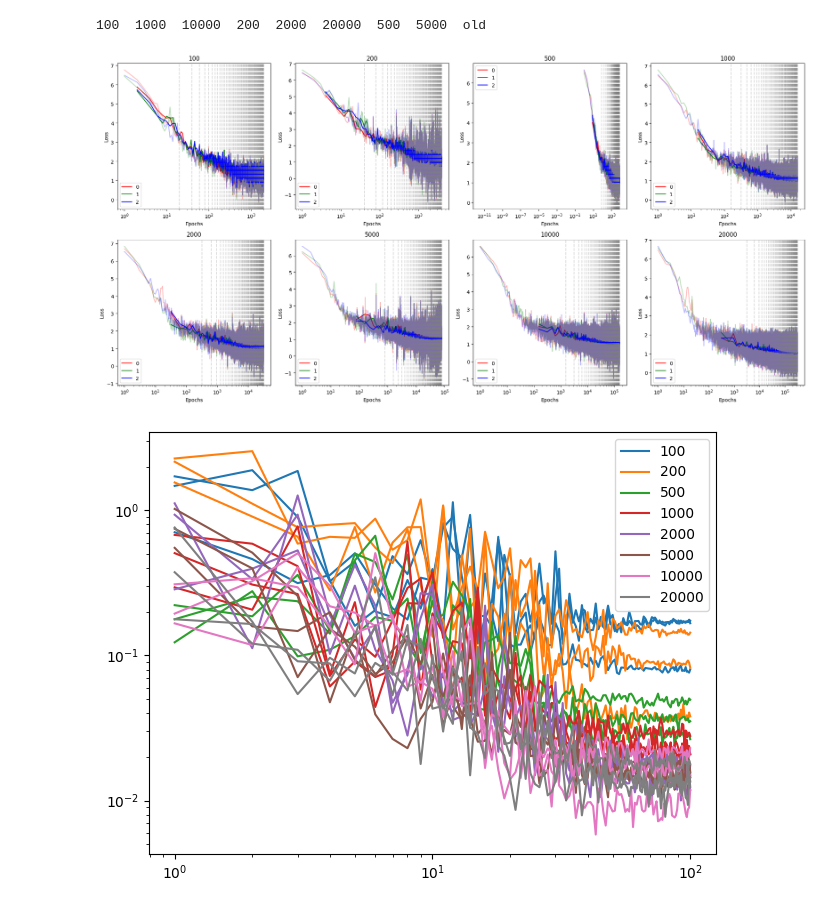
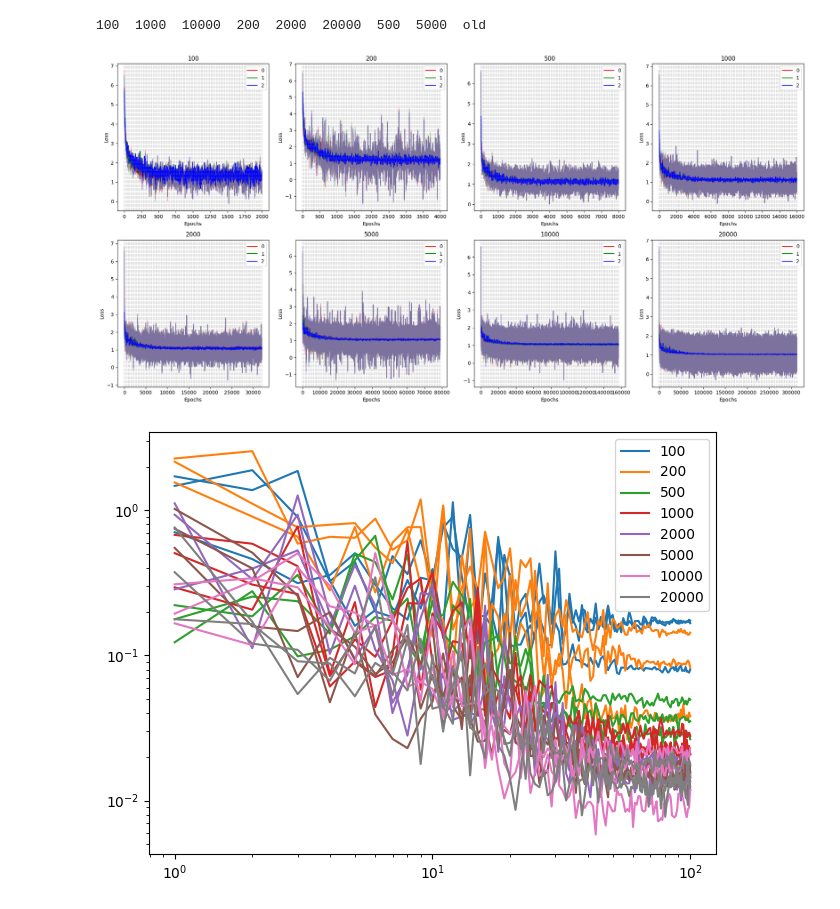
Before and after one commit to Mauropieroni/ACP-test-fork, a Jupyter notebook: scripts/notebooks_for_plots/plot_KL_all.ipynb, the cells around one changed output. Saved outputs shown, nothing was run; the diff lists cells and outputs as text; code cells hidden in the pictures.

```diff
--- a/scripts/notebooks_for_plots/plot_KL_all.ipynb
+++ b/scripts/notebooks_for_plots/plot_KL_all.ipynb
@@ -27,18 +27,18 @@ example_name = "gaussian_mixture"
 # %%
 
 fig, ax = plt.subplots(2, 4, figsize=(20, 10))
 for i in range(len(train_data)):
     num_train = train_data[i]
     data = np.load(path_to_data+str(num_train)+'/'+example_name + f"_{num_epochs}_{check_every}.npz")
     ut.plot_losses(data['train'], data['val'], check_every, ax=ax[int(i/4)][i%4])
-    ax[int(i/4)][i%4].set_title(num_train)
-    ax[int(i/4)][i%4].set_xlabel('Epochs')
-    ax[int(i/4)][i%4].set_ylabel('Loss')
-    ax[int(i/4)][i%4].set_xscale('log')
+    ax[int(i/4), i%4].set_title(num_train)
+    ax[int(i/4), i%4].set_xlabel('Epochs')
+    ax[int(i/4), i%4].set_ylabel('Loss')
+    # ax[int(i/4), i%4].set_xscale('log')
 
 fig.tight_layout()
 # %% [output]
-[figure, old version]
+[figure, new version]
 # %%
 
 for i in range(len(train_data)):
```
Also changed, not shown: parts of 1 cell of this notebook, 1 other file.
